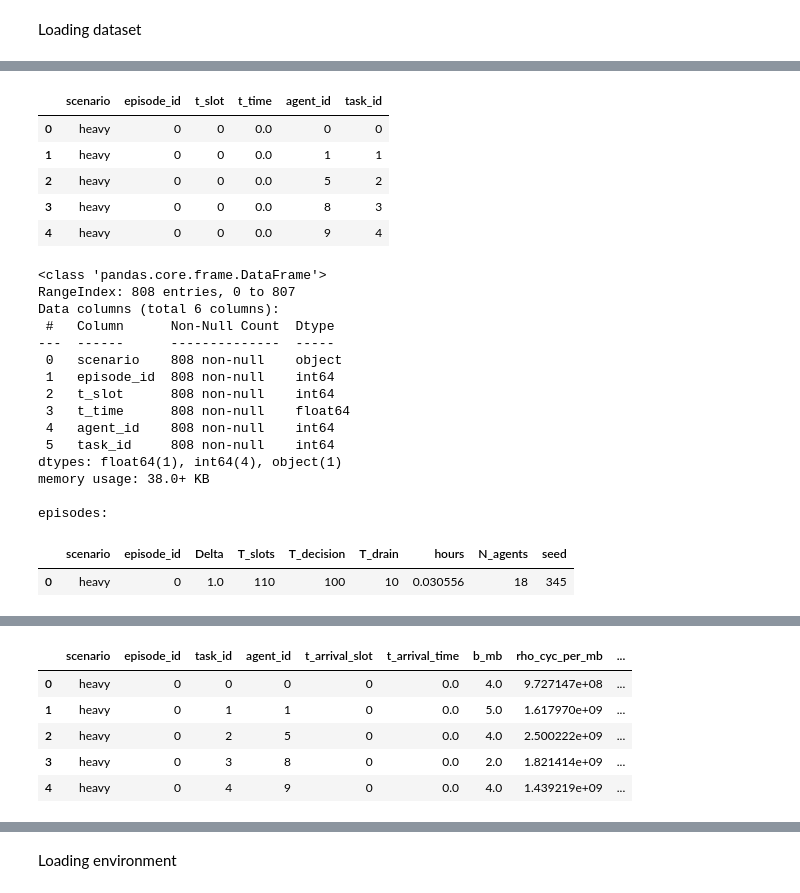
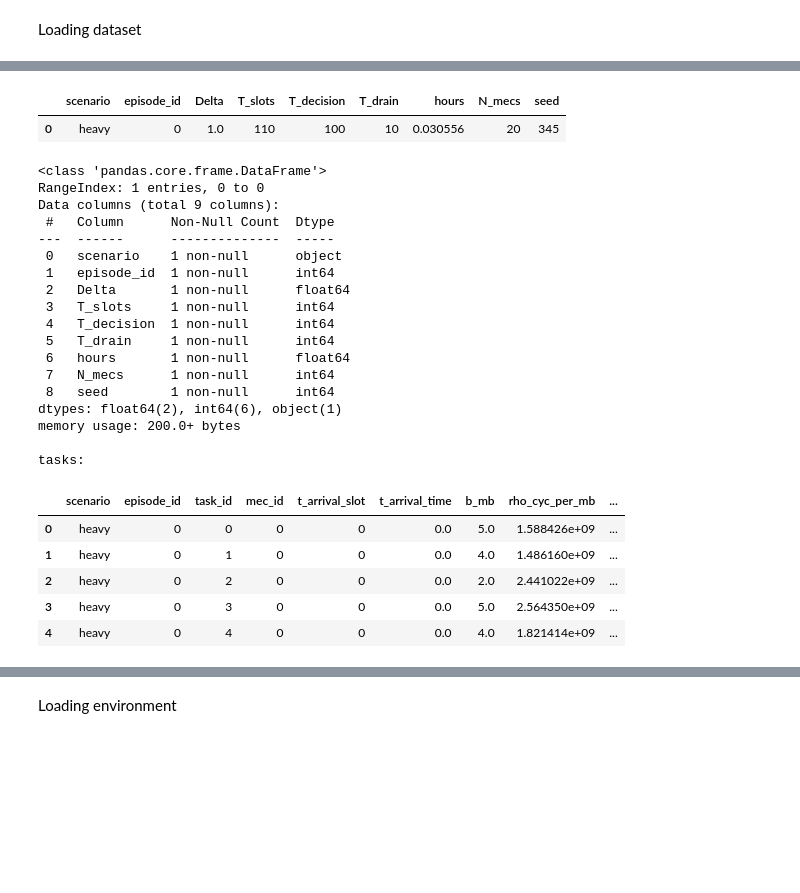
Before and after one commit to niusha-yaghini/Clustering-based-MARL-Offloading-in-Edge-Computing, a Jupyter notebook: Algorithm/Algorithm.ipynb, the cells around one changed output, grey strips where cells are left out. Cells and saved outputs as stored; diff of their text form; code cells hidden in the pictures; blank space fills up the shorter version.

```diff
--- a/Algorithm/Algorithm.ipynb
+++ b/Algorithm/Algorithm.ipynb
@@ -143,32 +155,35 @@ def load_datasets_from_directory(dataset_dir, verbose=True):
 
     return datasets
 # %%
-# ---- load all datasets ----
 datasets = load_datasets_from_directory(dataset_dir, verbose=True)
 
-# ---- choose an episode and a scenario for printing ----
+# Pick an episode and a scenario for inspection
 ep_name = sorted(datasets.keys())[0] if datasets else None
-scenario = "heavy"  # "light"/"moderate"
+scenario = "heavy"  # or "light" / "moderate"
 
 if ep_name is not None and scenario in datasets[ep_name]:
     print(f"\n[info] printing from episode='{ep_name}', scenario='{scenario}'")
 
-    print("\nagents:")
-    display(datasets[ep_name][scenario]["agents"].head())
-    datasets[ep_name][scenario]["agents"].info()
+    dfs = datasets[ep_name][scenario]
 
     print("\narrivals:")
-    display(datasets[ep_name][scenario]["arrivals"].head())
-    datasets[ep_name][scenario]["arrivals"].info()
+    display(dfs["arrivals"].head())
+    dfs["arrivals"].info()
 
     print("\nepisodes:")
-    display(datasets[ep_name][scenario]["episodes"].head())
-    datasets[ep_name][scenario]["episodes"].info()
+    display(dfs["episodes"].head())
+    dfs["episodes"].info()
 
     print("\ntasks:")
-    display(datasets[ep_name][scenario]["tasks"].head())
-    datasets[ep_name][scenario]["tasks"].info()
+    display(dfs["tasks"].head())
+    dfs["tasks"].info()
 
+    # Example: check how many arrivals per mec_id
+    if "mec_id" in dfs["arrivals"].columns:
+        print("\narrivals per mec_id:")
+        print(dfs["arrivals"]["mec_id"].value_counts().sort_index())
+
+    # Show metadata if available
     if "_meta" in datasets[ep_name]:
         print("\nmeta (dataset_metadata.json):")
         print(json.dumps(datasets[ep_name]["_meta"], ensure_ascii=False, indent=2))
@@ -215,24 +231,27 @@ arrivals:
-|  | scenario | episode_id | t_slot | t_time | agent_id | task_id |
-| 0 | heavy | 0 | 0 | 0.0 | 0 | 0 |
-| 1 | heavy | 0 | 0 | 0.0 | 1 | 1 |
-| 2 | heavy | 0 | 0 | 0.0 | 5 | 2 |
-| 3 | heavy | 0 | 0 | 0.0 | 8 | 3 |
-| 4 | heavy | 0 | 0 | 0.0 | 9 | 4 |
+|  | scenario | episode_id | Delta | T_slots | T_decision | T_drain | hours | N_mecs | seed |
+| 0 | heavy | 0 | 1.0 | 110 | 100 | 10 | 0.030556 | 20 | 345 |
 <class 'pandas.core.frame.DataFrame'>
-RangeIndex: 808 entries, 0 to 807
-Data columns (total 6 columns):
+RangeIndex: 1 entries, 0 to 0
+Data columns (total 9 columns):
  #   Column      Non-Null Count  Dtype
 ---  ------      --------------  -----
- 0   scenario    808 non-null    object
- 1   episode_id  808 non-null    int64
- 2   t_slot      808 non-null    int64
- 3   t_time      808 non-null    float64
- 4   agent_id    808 non-null    int64
- 5   task_id     808 non-null    int64
-dtypes: float64(1), int64(4), object(1)
-memory usage: 38.0+ KB
+ 0   scenario    1 non-null      object
+ 1   episode_id  1 non-null      int64
+ 2   Delta       1 non-null      float64
+ 3   T_slots     1 non-null      int64
+ 4   T_decision  1 non-null      int64
+ 5   T_drain     1 non-null      int64
+ 6   hours       1 non-null      float64
+ 7   N_mecs      1 non-null      int64
+ 8   seed        1 non-null      int64
+dtypes: float64(2), int64(6), object(1)
+memory usage: 200.0+ bytes
 
-episodes:
+tasks:
-|  | scenario | episode_id | Delta | T_slots | T_decision | T_drain | hours | N_agents | seed |
-| 0 | heavy | 0 | 1.0 | 110 | 100 | 10 | 0.030556 | 18 | 345 |
+|  | scenario | episode_id | task_id | mec_id | t_arrival_slot | t_arrival_time | b_mb | rho_cyc_per_mb | ... |
+| 0 | heavy | 0 | 0 | 0 | 0 | 0.0 | 5.0 | 1.588426e+09 | ... |
+| 1 | heavy | 0 | 1 | 0 | 0 | 0.0 | 4.0 | 1.486160e+09 | ... |
+| 2 | heavy | 0 | 2 | 0 | 0 | 0.0 | 2.0 | 2.441022e+09 | ... |
+| 3 | heavy | 0 | 3 | 0 | 0 | 0.0 | 5.0 | 2.564350e+09 | ... |
+| 4 | heavy | 0 | 4 | 0 | 0 | 0.0 | 4.0 | 1.821414e+09 | ... |
 <class 'pandas.core.frame.DataFrame'>
@@ -256,6 +273,0 @@ tasks:
-|  | scenario | episode_id | task_id | agent_id | t_arrival_slot | t_arrival_time | b_mb | rho_cyc_per_mb | ... |
-| 0 | heavy | 0 | 0 | 0 | 0 | 0.0 | 4.0 | 9.727147e+08 | ... |
-| 1 | heavy | 0 | 1 | 1 | 0 | 0.0 | 5.0 | 1.617970e+09 | ... |
-| 2 | heavy | 0 | 2 | 5 | 0 | 0.0 | 4.0 | 2.500222e+09 | ... |
-| 3 | heavy | 0 | 3 | 8 | 0 | 0.0 | 2.0 | 1.821414e+09 | ... |
-| 4 | heavy | 0 | 4 | 9 | 0 | 0.0 | 4.0 | 1.439219e+09 | ... |
```
Also changed, not shown: parts of 5 cells of this notebook, 1 other file.
